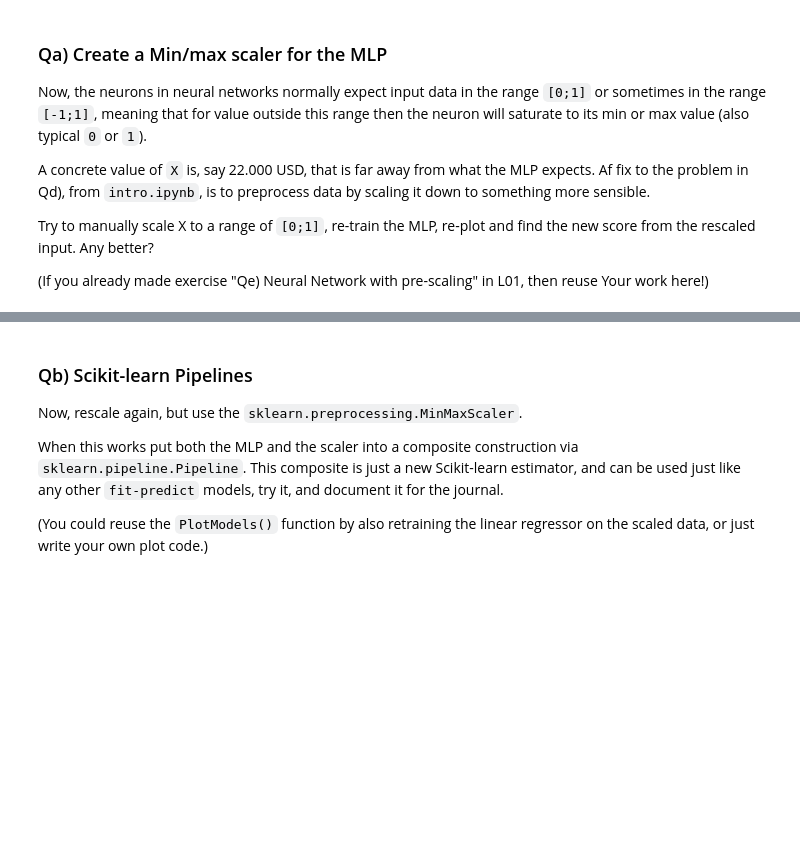
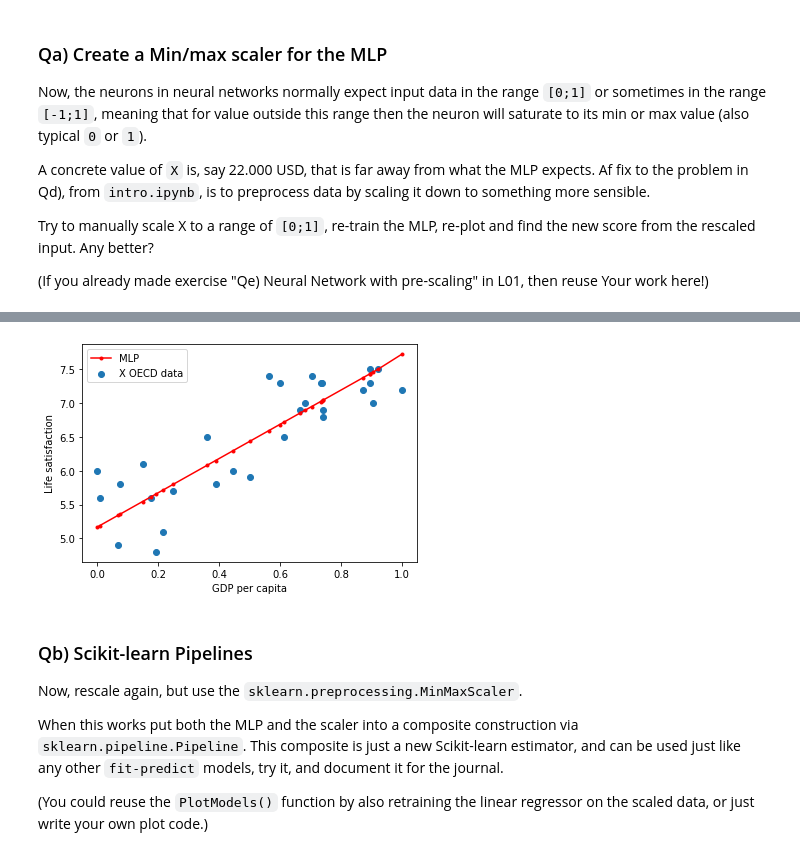
Before and after one commit to MariusHBovbjerg/MAL-opgaver, a Jupyter notebook: Opgaver/L4-opgave/O2/pipelines.ipynb, the cells around one changed output, grey strips where cells are left out. Saved outputs shown, nothing was run; the diff lists cells and outputs as text; code cells hidden in the pictures; blank space fills up the shorter version.

```diff
--- a/Opgaver/L4-opgave/O2/pipelines.ipynb
+++ b/Opgaver/L4-opgave/O2/pipelines.ipynb
@@ -15,7 +15,7 @@ import matplotlib.pyplot as plt
 
 def LoadDataFromL01():
     import pickle
-    filename = "Data/itmal_l01_data.pkl"
+    filename = "./itmal_l01_data.pkl"
     with open(f"{filename}", "rb") as f:
         (X, y) = pickle.load(f)
         return X, y
@@ -114,0 +123,32 @@ assert False, "TODO: rescale X and refit the model(s).."
+# %%
+def PlotMLP(mlp, X, y):
+
+    # NOTE: local function is such a nifty feature of Python!
+    def CalcPredAndScore(mlp, X, y):
+        y_pred_model1 = mlp.predict(X)
+
+        # call r2
+        score_model1 = r2_score(y, y_pred_model1)
+
+        return y_pred_model1, score_model1
+
+    y_pred_model1, score_model1 = CalcPredAndScore(
+        mlp, X, y)
+
+    plt.plot(X, y_pred_model1, "r.-")
+    plt.scatter(X, y)
+    plt.xlabel("GDP per capita")
+    plt.ylabel("Life satisfaction")
+    plt.legend(["MLP", "X OECD data"])
+
+    print(f"MLP.score(X, y)={score_model1:0.2f}")
+
+normalizedX = (X-min(X))/(max(X)-min(X))
+
+# Setup MLPRegressor
+mlp.fit(normalizedX, y)
+
+# lets make a MLP regressor prediction and redo the plots
+
+PlotMLP(mlp, normalizedX, y)
+# %% [output]
@@ -115,3 +172,4 @@ assert False, "TODO: rescale X and refit the model(s).."
+[figure, added]
 # %% [markdown]
 ### Qb) Scikit-learn Pipelines
 
```
Also changed, not shown: parts of 6 cells of this notebook, 1 other file.
